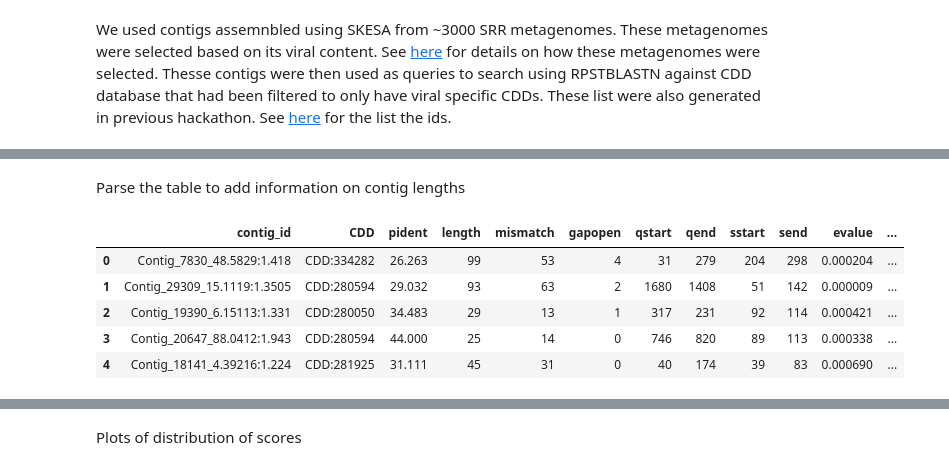
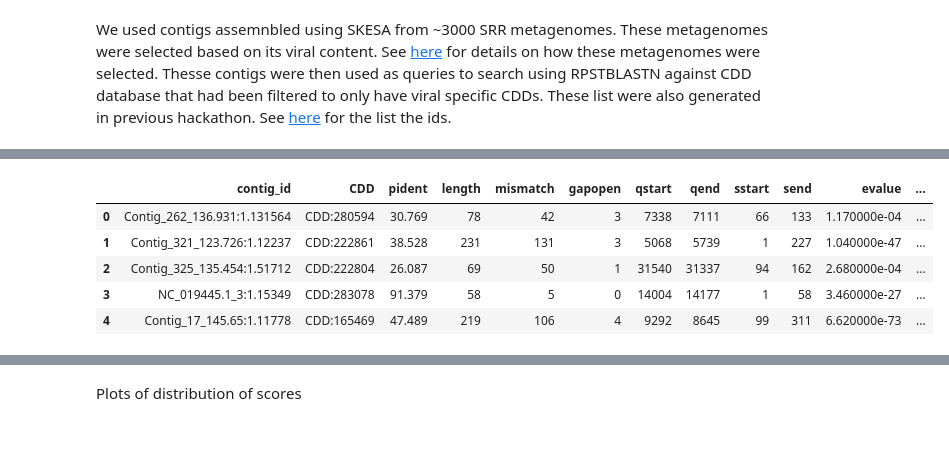
Before and after one commit to NCBI-Codeathons/Domain_HMM_Boundaries, a Jupyter notebook: post_analysis/jupyter_notebook/CDD_analysis.ipynb, the cells around one changed output, grey strips where cells are left out. Saved outputs shown, nothing was run; the diff lists cells and outputs as text; code cells hidden in the pictures; blank space fills up the shorter version.

```diff
--- a/post_analysis/jupyter_notebook/CDD_analysis.ipynb
+++ b/post_analysis/jupyter_notebook/CDD_analysis.ipynb
@@ -21,14 +13,13 @@ df.head()
-# %% [markdown]
-Parse the table to add information on contig lengths
 # %%
-df[['contig_id_only','start_end']] = df['contig_id'].str.split(":", expand=True)
-df[['cstart', 'contig_length']] = df['start_end'].str.split(".", expand=True)
-df = df.drop(['start_end', 'cstart'], axis=1)
-df.head()
+rps_cdd_df = pd.read_csv("cdd_data_forindex_original.tsv", sep="\t", index_col=0)
+rps_cdd_df[['contig_id_only','start_end']] = rps_cdd_df['contig_id'].str.split(":", expand=True)
+rps_cdd_df[['cstart', 'contig_length']] = rps_cdd_df['start_end'].str.split(".", expand=True)
+rps_cdd_df = rps_cdd_df.drop(['start_end', 'cstart'], axis=1)
+rps_cdd_df.head()
 # %% [output]
 |  | contig_id | CDD | pident | length | mismatch | gapopen | qstart | qend | sstart | send | evalue | ... |
-| 0 | Contig_7830_48.5829:1.418 | CDD:334282 | 26.263 | 99 | 53 | 4 | 31 | 279 | 204 | 298 | 0.000204 | ... |
-| 1 | Contig_29309_15.1119:1.3505 | CDD:280594 | 29.032 | 93 | 63 | 2 | 1680 | 1408 | 51 | 142 | 0.000009 | ... |
-| 2 | Contig_19390_6.15113:1.331 | CDD:280050 | 34.483 | 29 | 13 | 1 | 317 | 231 | 92 | 114 | 0.000421 | ... |
-| 3 | Contig_20647_88.0412:1.943 | CDD:280594 | 44.000 | 25 | 14 | 0 | 746 | 820 | 89 | 113 | 0.000338 | ... |
-| 4 | Contig_18141_4.39216:1.224 | CDD:281925 | 31.111 | 45 | 31 | 0 | 40 | 174 | 39 | 83 | 0.000690 | ... |
+| 0 | Contig_262_136.931:1.131564 | CDD:280594 | 30.769 | 78 | 42 | 3 | 7338 | 7111 | 66 | 133 | 1.170000e-04 | ... |
+| 1 | Contig_321_123.726:1.12237 | CDD:222861 | 38.528 | 231 | 131 | 3 | 5068 | 5739 | 1 | 227 | 1.040000e-47 | ... |
+| 2 | Contig_325_135.454:1.51712 | CDD:222804 | 26.087 | 69 | 50 | 1 | 31540 | 31337 | 94 | 162 | 2.680000e-04 | ... |
+| 3 | NC_019445.1_3:1.15349 | CDD:283078 | 91.379 | 58 | 5 | 0 | 14004 | 14177 | 1 | 58 | 3.460000e-27 | ... |
+| 4 | Contig_17_145.65:1.11778 | CDD:165469 | 47.489 | 219 | 106 | 4 | 9292 | 8645 | 99 | 311 | 6.620000e-73 | ... |
```
Also changed, not shown: parts of 28 cells of this notebook, 1 other file.
